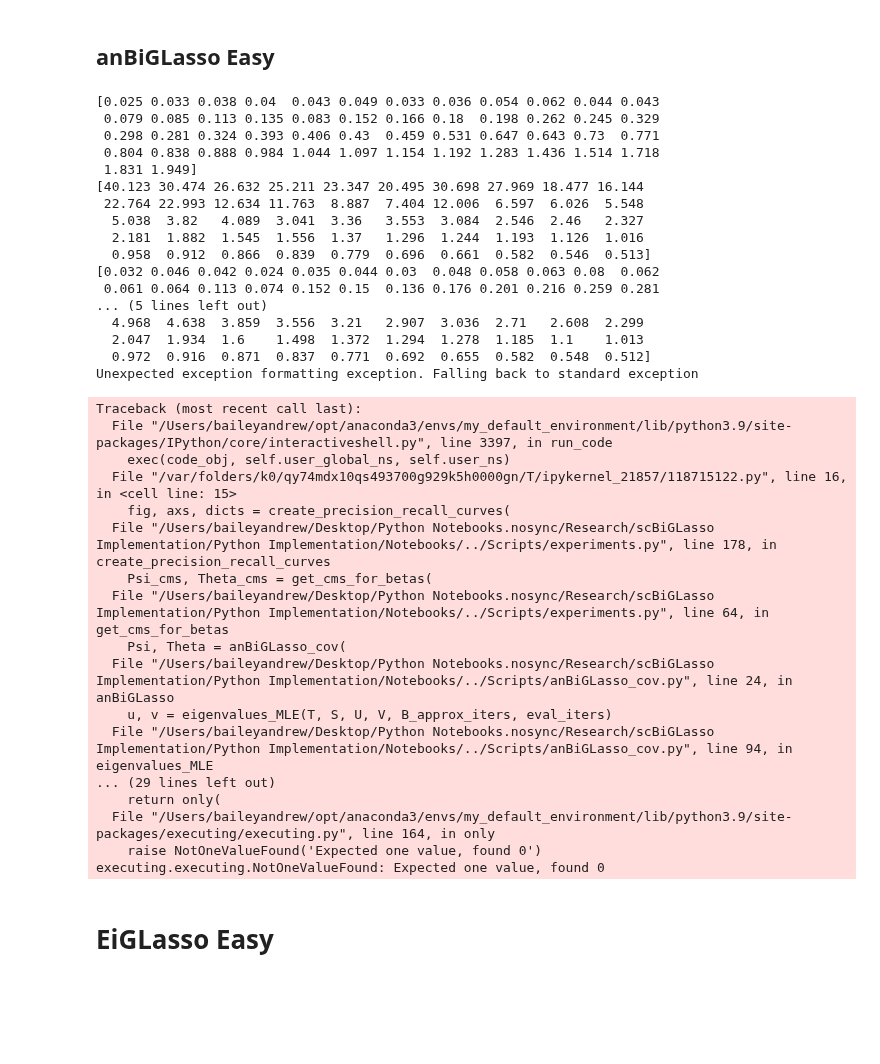
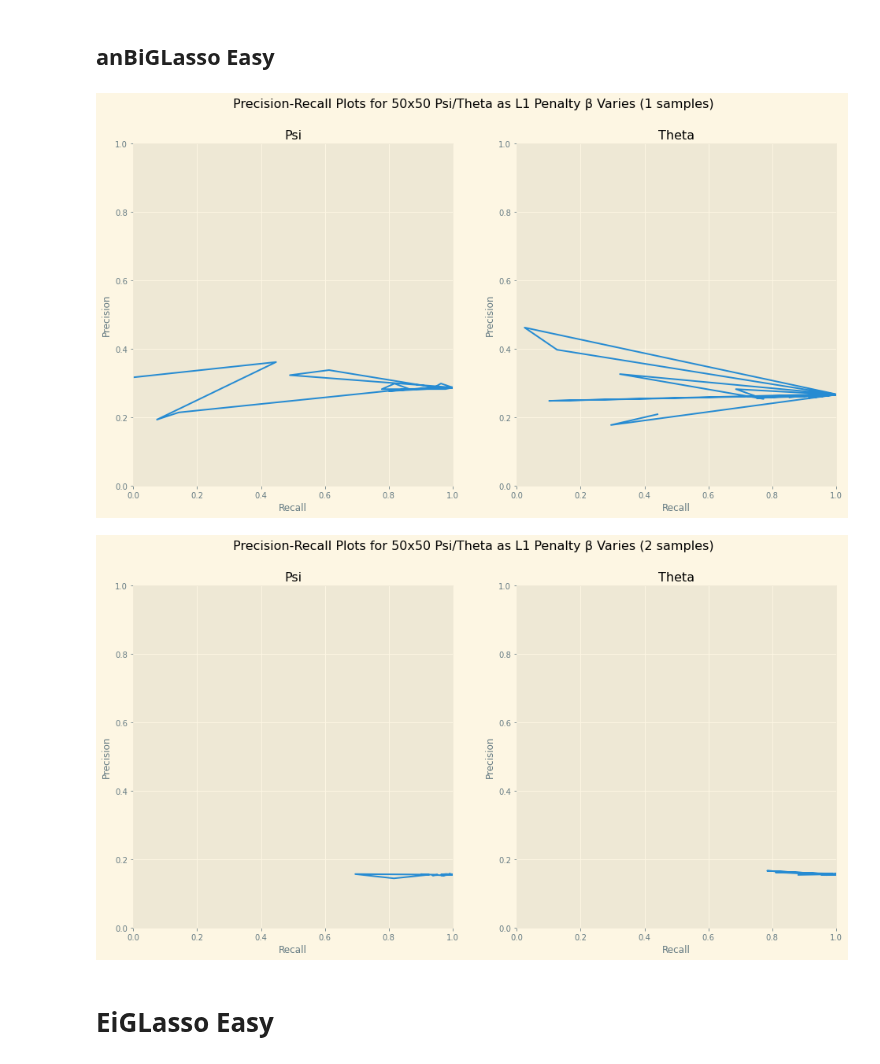
Before and after one commit to BaileyAndrew/antGLasso-Implementation, a Jupyter notebook: Python Implementation/Notebooks/compare_samples.ipynb, the cells around one changed output. Saved outputs shown, nothing was run; the diff lists cells and outputs as text; code cells hidden in the pictures; blank space fills up the shorter version.

Commit message:
Tried different way of precision/recall curves

```diff
--- a/Python Implementation/Notebooks/compare_samples.ipynb
+++ b/Python Implementation/Notebooks/compare_samples.ipynb
@@ -65,70 +65,38 @@ for idx, m in enumerate(samples):
 # %%
 # How does choice of betas and matrix size affect results?
 # on 'easy' data
 # =================== for anBiGLasso ================
 samples = [1, 2, 5, 10, 20, 50, 100]
 betas = [
-    10**np.arange(-4, 0, 0.1), # 50
-    10**np.arange(-4, 0, 0.1),
-    10**np.arange(-4, 0, 0.1),
+    10**np.arange(0, 4, 0.1),
+    10**np.arange(0, 4, 0.1),
+    10**np.arange(-2, 2, 0.1),
     10**np.arange(-4, 0, 0.1),
     10**np.arange(-4, 0, 0.1),
     10**np.arange(-4, 0, 0.1),
     10**np.arange(-4, 0, 0.1)
 ]
 vary_sizes_experiment = dict({})
 for idx, m in enumerate(samples):
     fig, axs, dicts = create_precision_recall_curves(
         betas[idx],
         m,
         50,
         attempts=50,
         indices_to_highlight=[],
-        alg="anBiGLasso_cov",
+        alg="anBiGLasso",
         df_scale=2,
         B_approx_iters=10,
         cm_mode='Nonzero'
     )
-    fig.savefig(
-        f'../../Plots/Vary Samples - anBiGLasso - Easy/Precision-Recall-Vary-Samples-{m}'
-    )
+    #fig.savefig(
+    #    f'../../Plots/Vary Samples - anBiGLasso - Easy/Precision-Recall-Vary-Samples-{m}'
+    #)
     display(fig) # Force figure to display NOW (`fig.show()` does not do this)
     plt.close(fig) # Suppress double-displaying the figure
 # %% [output]
-[0.025 0.033 0.038 0.04  0.043 0.049 0.033 0.036 0.054 0.062 0.044 0.043
- 0.079 0.085 0.113 0.135 0.083 0.152 0.166 0.18  0.198 0.262 0.245 0.329
- 0.298 0.281 0.324 0.393 0.406 0.43  0.459 0.531 0.647 0.643 0.73  0.771
- 0.804 0.838 0.888 0.984 1.044 1.097 1.154 1.192 1.283 1.436 1.514 1.718
- 1.831 1.949]
-[40.123 30.474 26.632 25.211 23.347 20.495 30.698 27.969 18.477 16.144
- 22.764 22.993 12.634 11.763  8.887  7.404 12.006  6.597  6.026  5.548
-  5.038  3.82   4.089  3.041  3.36   3.553  3.084  2.546  2.46   2.327
-  2.181  1.882  1.545  1.556  1.37   1.296  1.244  1.193  1.126  1.016
-  0.958  0.912  0.866  0.839  0.779  0.696  0.661  0.582  0.546  0.513]
-[0.032 0.046 0.042 0.024 0.035 0.044 0.03  0.048 0.058 0.063 0.08  0.062
- 0.061 0.064 0.113 0.074 0.152 0.15  0.136 0.176 0.201 0.216 0.259 0.281
-... (5 lines left out)
-  4.968  4.638  3.859  3.556  3.21   2.907  3.036  2.71   2.608  2.299
-  2.047  1.934  1.6    1.498  1.372  1.294  1.278  1.185  1.1    1.013
-  0.972  0.916  0.871  0.837  0.771  0.692  0.655  0.582  0.548  0.512]
-Unexpected exception formatting exception. Falling back to standard exception
-Traceback (most recent call last):
-  File "/Users/baileyandrew/opt/anaconda3/envs/my_default_environment/lib/python3.9/site-packages/IPython/core/interactiveshell.py", line 3397, in run_code
-    exec(code_obj, self.user_global_ns, self.user_ns)
-  File "/var/folders/k0/qy74mdx10qs493700g929k5h0000gn/T/ipykernel_21857/118715122.py", line 16, in <cell line: 15>
-    fig, axs, dicts = create_precision_recall_curves(
-  File "/Users/baileyandrew/Desktop/Python Notebooks.nosync/Research/scBiGLasso Implementation/Python Implementation/Notebooks/../Scripts/experiments.py", line 178, in create_precision_recall_curves
-    Psi_cms, Theta_cms = get_cms_for_betas(
-  File "/Users/baileyandrew/Desktop/Python Notebooks.nosync/Research/scBiGLasso Implementation/Python Implementation/Notebooks/../Scripts/experiments.py", line 64, in get_cms_for_betas
-    Psi, Theta = anBiGLasso_cov(
-  File "/Users/baileyandrew/Desktop/Python Notebooks.nosync/Research/scBiGLasso Implementation/Python Implementation/Notebooks/../Scripts/anBiGLasso_cov.py", line 24, in anBiGLasso
-    u, v = eigenvalues_MLE(T, S, U, V, B_approx_iters, eval_iters)
-  File "/Users/baileyandrew/Desktop/Python Notebooks.nosync/Research/scBiGLasso Implementation/Python Implementation/Notebooks/../Scripts/anBiGLasso_cov.py", line 94, in eigenvalues_MLE
-... (29 lines left out)
-    return only(
-  File "/Users/baileyandrew/opt/anaconda3/envs/my_default_environment/lib/python3.9/site-packages/executing/executing.py", line 164, in only
-    raise NotOneValueFound('Expected one value, found 0')
-executing.executing.NotOneValueFound: Expected one value, found 0
+[figure, added]
+[figure, added]
 # %% [markdown]
 # EiGLasso Easy
 # %%
```
Also changed, not shown: 2 other files.
